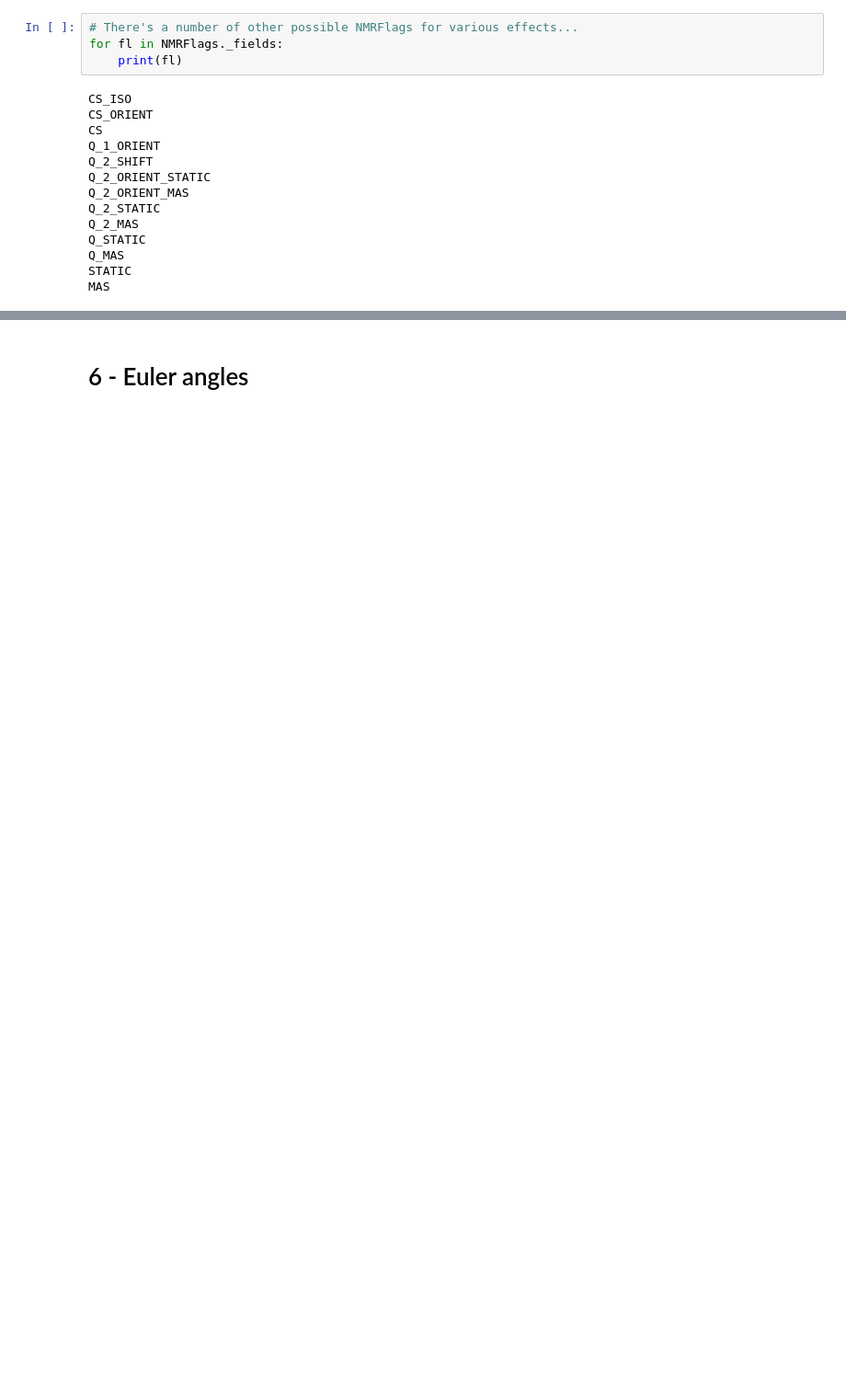
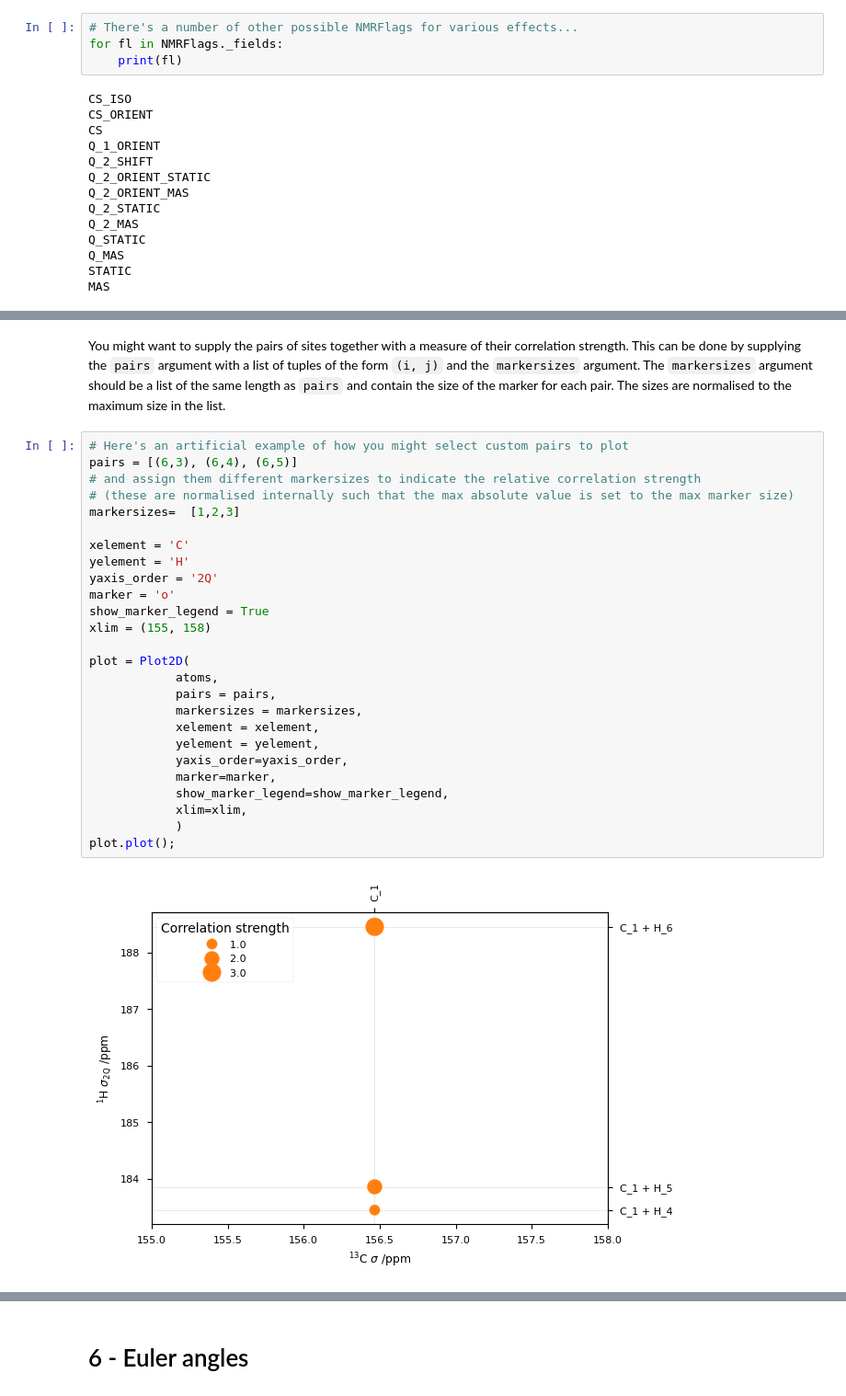
Before and after one commit to jkshenton/soprano, a Jupyter notebook: _sources/tutorials/05-nmr.ipynb, the cells around one changed output, grey strips where cells are left out. Shown at 92% size. Drawn from its saved outputs; the diff is of its cells as text; blank space fills up the shorter version.

```diff
--- a/_sources/tutorials/05-nmr.ipynb
+++ b/_sources/tutorials/05-nmr.ipynb
@@ -363,0 +409,30 @@ MAS
+# %% [markdown]
+You might want to supply the pairs of sites together with a measure of their correlation strength. This can be done by supplying the `pairs` argument with a list of tuples of the form `(i, j)` and the `markersizes` argument. The `markersizes` argument should be a list of the same length as `pairs` and contain the size of the marker for each pair. The sizes are normalised to the maximum size in the list.
+# %%
+# Here's an artificial example of how you might select custom pairs to plot
+pairs = [(6,3), (6,4), (6,5)]
+# and assign them different markersizes to indicate the relative correlation strength
+# (these are normalised internally such that the max absolute value is set to the max marker size)
+markersizes=  [1,2,3]
+
+xelement = 'C'
+yelement = 'H'
+yaxis_order = '2Q'
+marker = 'o'
+show_marker_legend = True
+xlim = (155, 158)
+
+plot = Plot2D(
+            atoms,
+            pairs = pairs,
+            markersizes = markersizes,
+            xelement = xelement,
+            yelement = yelement,
+            yaxis_order=yaxis_order,
+            marker=marker,
+            show_marker_legend=show_marker_legend,
+            xlim=xlim,
+            )
+plot.plot();
+# %% [output]
+[figure, added]
```
Also changed, not shown: parts of 19 cells of this notebook, 20 other files.
